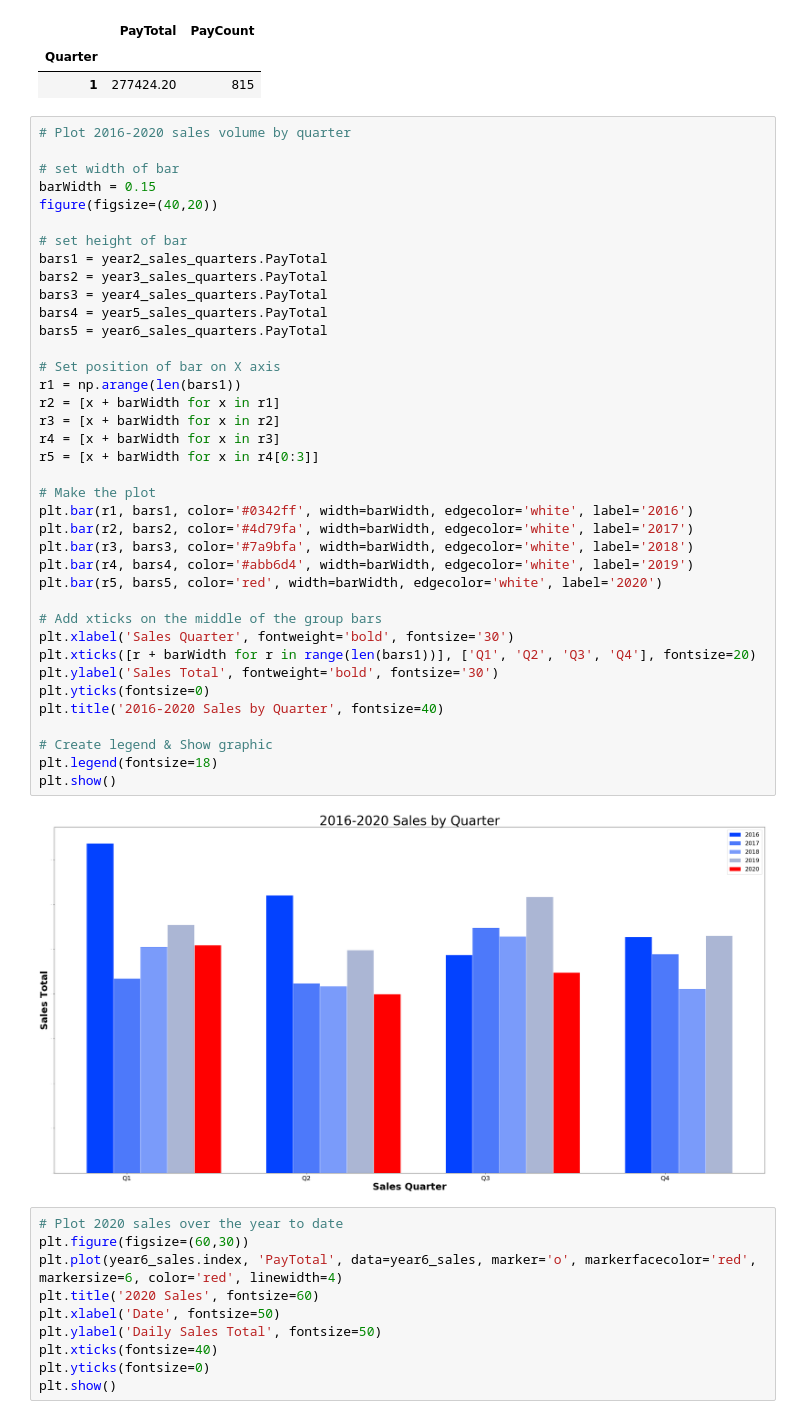
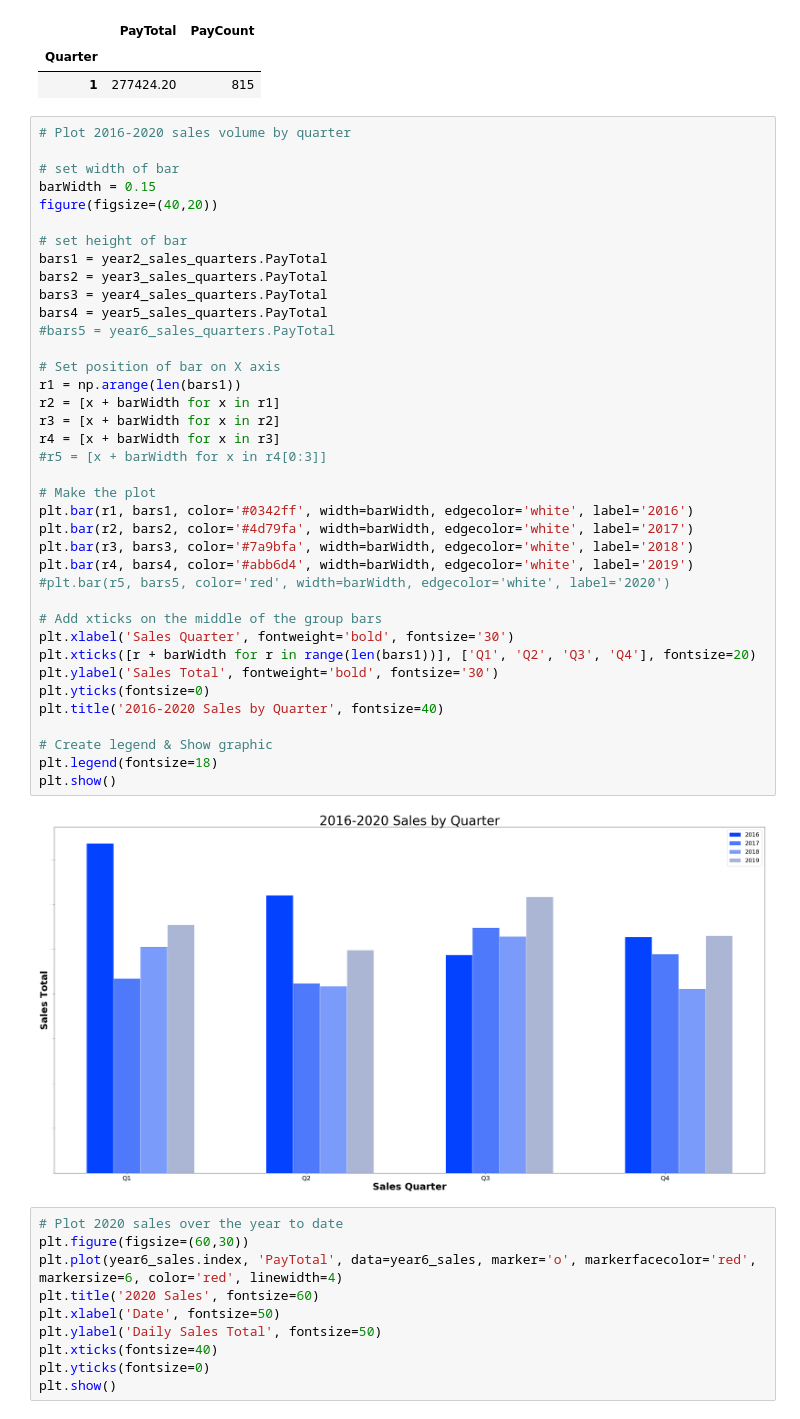
Before and after one commit to zachcornelison/K-N-Sales-Analytics, a Jupyter notebook: KN-Analytics_PayTotals.ipynb, the cells around one changed output. Drawn from its saved outputs; the diff is of its cells as text.

```diff
--- a/KN-Analytics_PayTotals.ipynb
+++ b/KN-Analytics_PayTotals.ipynb
@@ -284,37 +293,37 @@ figure(figsize=(40,20))
 
 # set height of bar
 bars1 = year2_sales_quarters.PayTotal
 bars2 = year3_sales_quarters.PayTotal
 bars3 = year4_sales_quarters.PayTotal
 bars4 = year5_sales_quarters.PayTotal
-bars5 = year6_sales_quarters.PayTotal
+#bars5 = year6_sales_quarters.PayTotal
 
 # Set position of bar on X axis
 r1 = np.arange(len(bars1))
 r2 = [x + barWidth for x in r1]
 r3 = [x + barWidth for x in r2]
 r4 = [x + barWidth for x in r3]
-r5 = [x + barWidth for x in r4[0:3]]
+#r5 = [x + barWidth for x in r4[0:3]]
 
 # Make the plot
 plt.bar(r1, bars1, color='#0342ff', width=barWidth, edgecolor='white', label='2016')
 plt.bar(r2, bars2, color='#4d79fa', width=barWidth, edgecolor='white', label='2017')
 plt.bar(r3, bars3, color='#7a9bfa', width=barWidth, edgecolor='white', label='2018')
 plt.bar(r4, bars4, color='#abb6d4', width=barWidth, edgecolor='white', label='2019')
-plt.bar(r5, bars5, color='red', width=barWidth, edgecolor='white', label='2020')
+#plt.bar(r5, bars5, color='red', width=barWidth, edgecolor='white', label='2020')
 
 # Add xticks on the middle of the group bars
 plt.xlabel('Sales Quarter', fontweight='bold', fontsize='30')
 plt.xticks([r + barWidth for r in range(len(bars1))], ['Q1', 'Q2', 'Q3', 'Q4'], fontsize=20)
 plt.ylabel('Sales Total', fontweight='bold', fontsize='30')
 plt.yticks(fontsize=0)
 plt.title('2016-2020 Sales by Quarter', fontsize=40)
 
 # Create legend & Show graphic
 plt.legend(fontsize=18)
 plt.show()
 # %% [output]
-[figure, old version]
+[figure, new version]
 # %%
 # Plot 2020 sales over the year to date
 plt.figure(figsize=(60,30))
```
Also changed, not shown: parts of 16 cells of this notebook.
